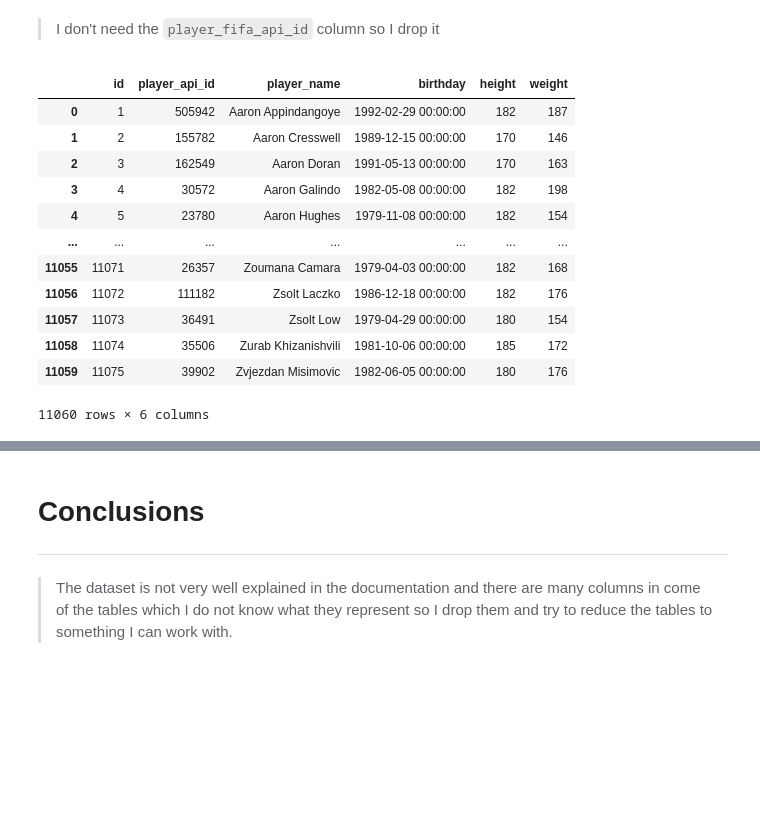
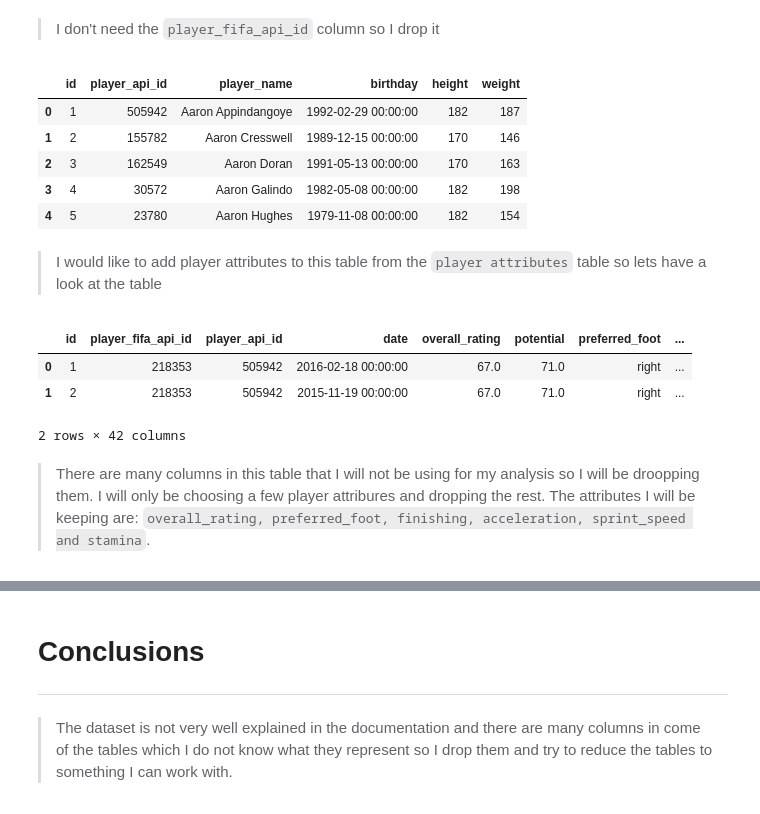
Before and after one commit to Cofucan/football_data_analysis, a Jupyter notebook: football_analysis.ipynb, the cells around one changed output, grey strips where cells are left out. Drawn from its saved outputs; the diff is of its cells as text; code cells hidden in the pictures; blank space fills up the shorter version.

```diff
--- a/football_analysis.ipynb
+++ b/football_analysis.ipynb
@@ -284,23 +445,27 @@ df_player.head()
 | 4 | 5 | 23780 | Aaron Hughes | 17725 | 1979-11-08 00:00:00 | 182 | 154 |
 # %% [markdown]
 > I don't need the `player_fifa_api_id` column so I drop it
+# %%
+# Dropping column
+df_player_ed = df_player.drop(columns=['player_fifa_api_id'])
 # %%
-# Dropping column
-df_player_ed = df_player.drop(columns='player_fifa_api_id')
-
 # Confirming changes
-df_player_ed
+df_player_ed.head()
 # %% [output]
 |  | id | player_api_id | player_name | birthday | height | weight |
 | 0 | 1 | 505942 | Aaron Appindangoye | 1992-02-29 00:00:00 | 182 | 187 |
 | 1 | 2 | 155782 | Aaron Cresswell | 1989-12-15 00:00:00 | 170 | 146 |
 | 2 | 3 | 162549 | Aaron Doran | 1991-05-13 00:00:00 | 170 | 163 |
 | 3 | 4 | 30572 | Aaron Galindo | 1982-05-08 00:00:00 | 182 | 198 |
 | 4 | 5 | 23780 | Aaron Hughes | 1979-11-08 00:00:00 | 182 | 154 |
-| ... | ... | ... | ... | ... | ... | ... |
-| 11055 | 11071 | 26357 | Zoumana Camara | 1979-04-03 00:00:00 | 182 | 168 |
-| 11056 | 11072 | 111182 | Zsolt Laczko | 1986-12-18 00:00:00 | 182 | 176 |
-| 11057 | 11073 | 36491 | Zsolt Low | 1979-04-29 00:00:00 | 180 | 154 |
-| 11058 | 11074 | 35506 | Zurab Khizanishvili | 1981-10-06 00:00:00 | 185 | 172 |
-| 11059 | 11075 | 39902 | Zvjezdan Misimovic | 1982-06-05 00:00:00 | 180 | 176 |
-11060 rows × 6 columns
+# %% [markdown]
+> I would like to add player attributes to this table from the `player attributes` table so lets have a look at the table
+# %%
+df_player_attr.head(2)
+# %% [output]
+|  | id | player_fifa_api_id | player_api_id | date | overall_rating | potential | preferred_foot | ... |
+| 0 | 1 | 218353 | 505942 | 2016-02-18 00:00:00 | 67.0 | 71.0 | right | ... |
+| 1 | 2 | 218353 | 505942 | 2015-11-19 00:00:00 | 67.0 | 71.0 | right | ... |
+2 rows × 42 columns
+# %% [markdown]
+> There are many columns in this table that I will not be using for my analysis so I will be droopping them. I will only be choosing a few player attribures and dropping the rest. The attributes I will be keeping are: `overall_rating, preferred_foot, finishing, acceleration, sprint_speed and stamina`.
```
Also changed, not shown: parts of 60 cells of this notebook.
